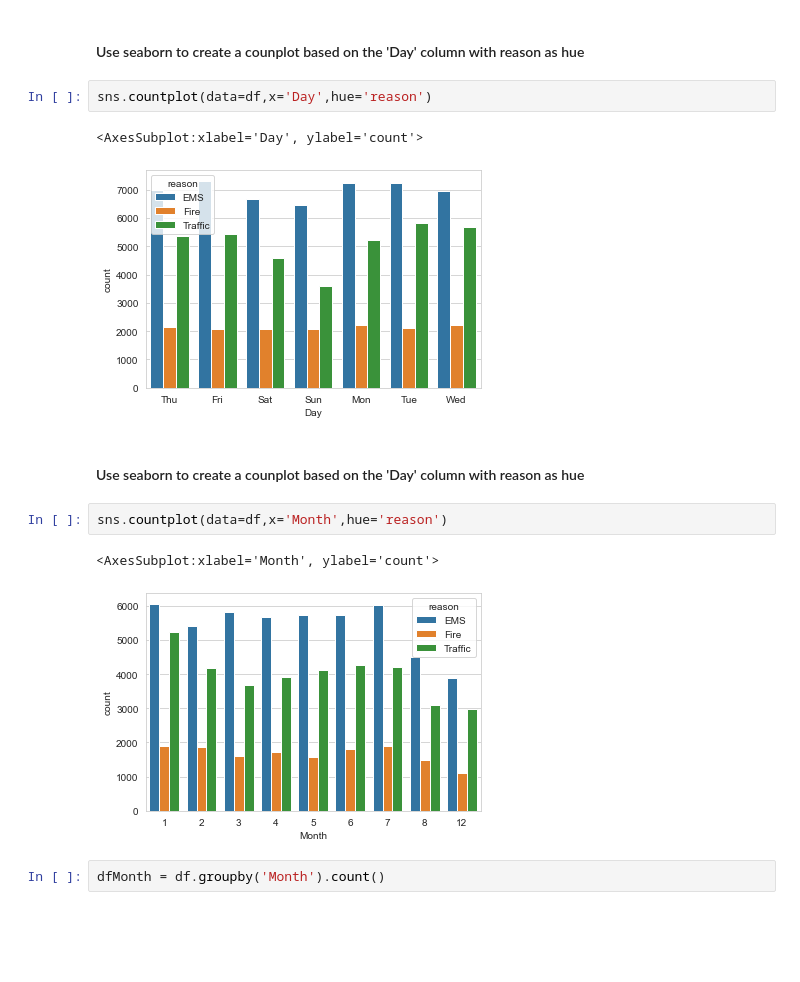
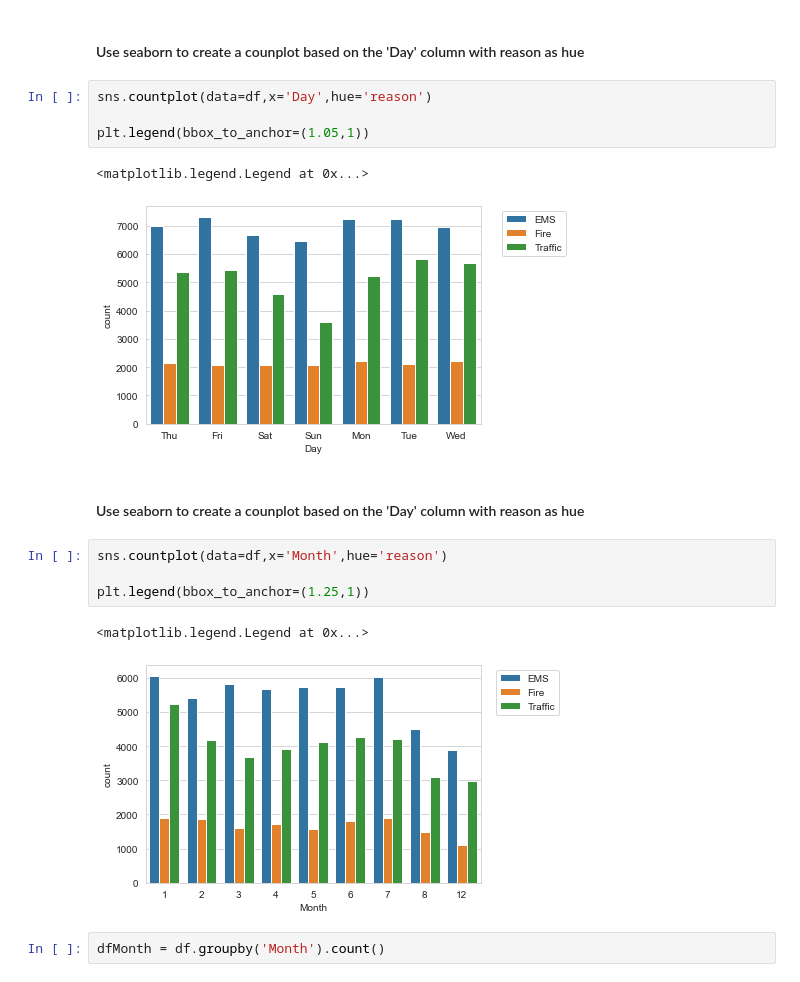
Before and after one commit to khunamir/pfmladsbc, a Jupyter notebook: Data Capstone Project/911 Calls Project.ipynb, the cells around one changed output. Saved outputs shown, nothing was run; the diff lists cells and outputs as text; blank space fills up the shorter version.

```diff
--- a/Data Capstone Project/911 Calls Project.ipynb
+++ b/Data Capstone Project/911 Calls Project.ipynb
@@ -195,16 +195,20 @@ Name: Day, Length: 99492, dtype: object
 #### Use seaborn to create a counplot based on the 'Day' column with reason as hue
 # %%
 sns.countplot(data=df,x='Day',hue='reason')
+
+plt.legend(bbox_to_anchor=(1.05,1))
 # %% [output]
-<AxesSubplot:xlabel='Day', ylabel='count'>
+<matplotlib.legend.Legend at 0x...>
-[figure, old version]
+[figure, new version]
 # %% [markdown]
 #### Use seaborn to create a counplot based on the 'Day' column with reason as hue
 # %%
 sns.countplot(data=df,x='Month',hue='reason')
+
+plt.legend(bbox_to_anchor=(1.25,1))
 # %% [output]
-<AxesSubplot:xlabel='Month', ylabel='count'>
+<matplotlib.legend.Legend at 0x...>
-[figure, old version]
+[figure, new version]
 # %%
 dfMonth = df.groupby('Month').count()
 # %%
```
Also changed, not shown: parts of 13 cells of this notebook.
